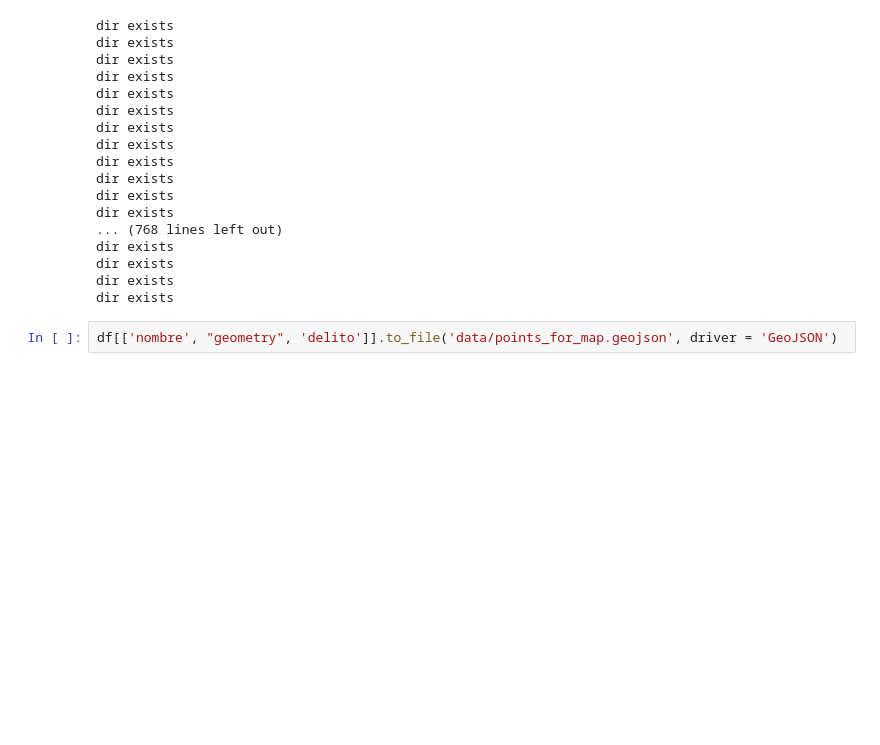
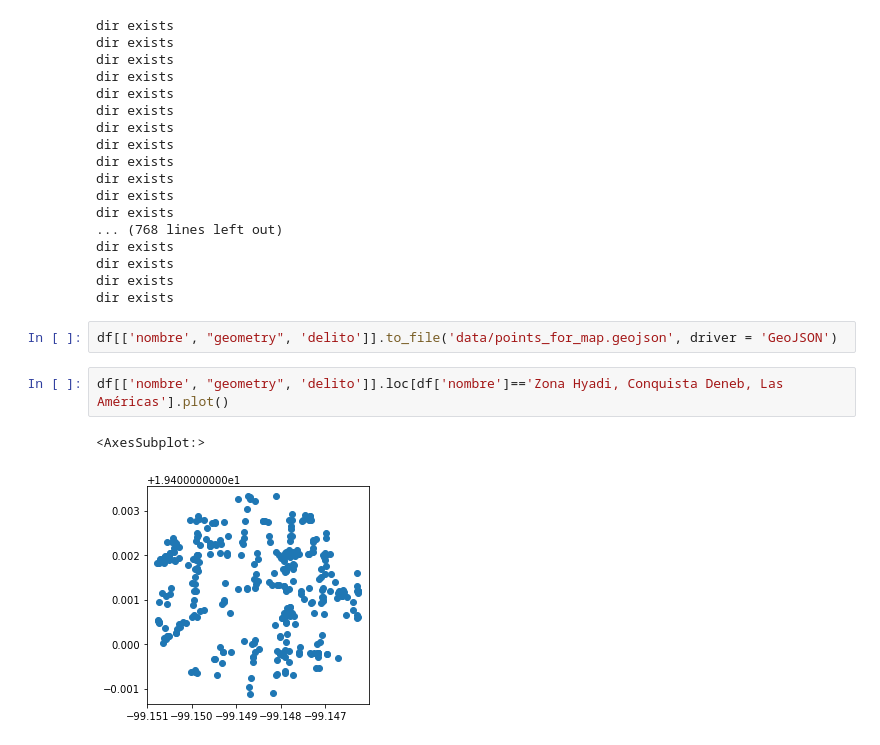
Before and after one commit to jsp9/reportes-inseguridad, a Jupyter notebook: carpetas/0.2_create_data.ipynb, the cells around one changed output. Drawn from its saved outputs; the diff is of its cells as text; blank space fills up the shorter version.

```diff
--- a/carpetas/0.2_create_data.ipynb
+++ b/carpetas/0.2_create_data.ipynb
@@ -148,3 +148,8 @@ dir exists
 dir exists
 # %%
 df[['nombre', "geometry", 'delito']].to_file('data/points_for_map.geojson', driver = 'GeoJSON')
+# %%
+df[['nombre', "geometry", 'delito']].loc[df['nombre']=='Zona Hyadi, Conquista Deneb, Las Américas'].plot()
+# %% [output]
+<AxesSubplot:>
+[figure, added]
```
Also changed, not shown: 30 other files.
